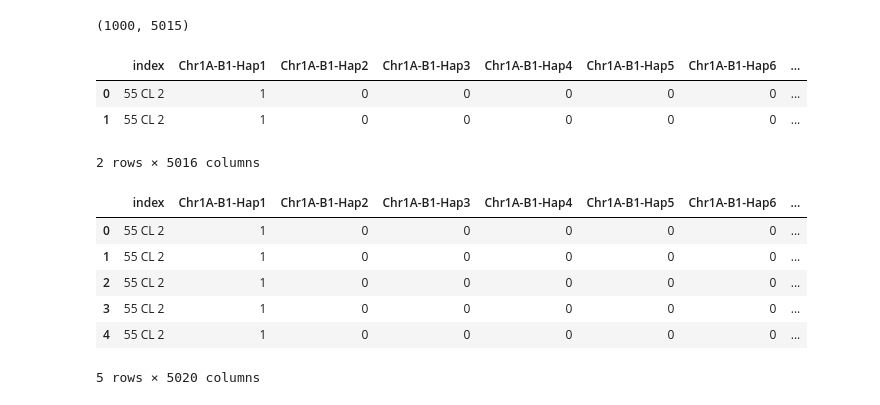
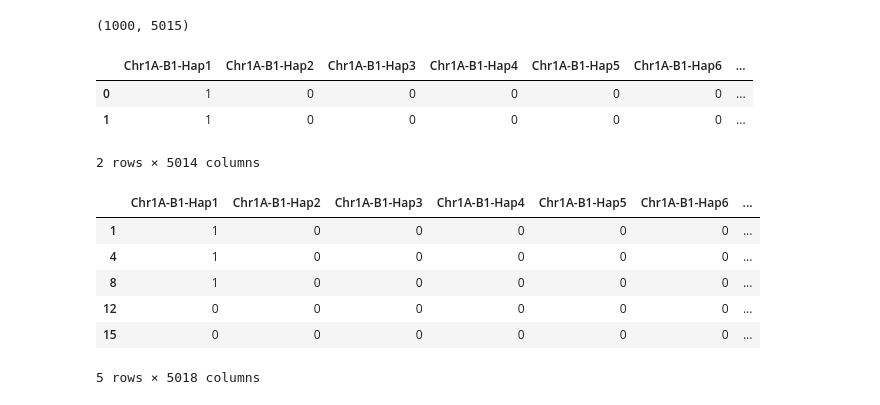
Before and after one commit to juancresc/am_prediction, a Jupyter notebook: Untitled1.ipynb, the cells around one changed output. Saved outputs shown, nothing was run; the diff lists cells and outputs as text; code cells hidden in the pictures.

```diff
--- a/Untitled1.ipynb
+++ b/Untitled1.ipynb
@@ -93,14 +93,14 @@ df.shape
 df['City'] = df.Ambiente.str.split("_").str[0]
 df['Year'] = df.Ambiente.str.split("_").str[1]
 # %%
-df.drop(columns={'Ambiente'}, inplace=True)
+df.drop(columns={'Ambiente','Taxa','index'}, inplace=True)
 # %%
 df.head(2)
 # %% [output]
-|  | index | Chr1A-B1-Hap1 | Chr1A-B1-Hap2 | Chr1A-B1-Hap3 | Chr1A-B1-Hap4 | Chr1A-B1-Hap5 | Chr1A-B1-Hap6 | ... |
-| 0 | 55 CL 2 | 1 | 0 | 0 | 0 | 0 | 0 | ... |
-| 1 | 55 CL 2 | 1 | 0 | 0 | 0 | 0 | 0 | ... |
+|  | Chr1A-B1-Hap1 | Chr1A-B1-Hap2 | Chr1A-B1-Hap3 | Chr1A-B1-Hap4 | Chr1A-B1-Hap5 | Chr1A-B1-Hap6 | ... |
+| 0 | 1 | 0 | 0 | 0 | 0 | 0 | ... |
+| 1 | 1 | 0 | 0 | 0 | 0 | 0 | ... |
-2 rows × 5016 columns
+2 rows × 5014 columns
 # %%
 city = df.pop('City')
 year = df.pop('Year')
@@ -110,14 +110,15 @@ df['Azul'] = (city == 'Azul') * 1.0
 df['MsJz'] = (city == 'MsJz') * 1.0
 # %%
 for year_ in range(2013, 2016):
+    year_ = str(year_)
     df[year_] = (year == year_) * 1.0
 # %%
-df.head(5)
+df[df['2014'] != 0.0].head(5)
 # %% [output]
-|  | index | Chr1A-B1-Hap1 | Chr1A-B1-Hap2 | Chr1A-B1-Hap3 | Chr1A-B1-Hap4 | Chr1A-B1-Hap5 | Chr1A-B1-Hap6 | ... |
-| 0 | 55 CL 2 | 1 | 0 | 0 | 0 | 0 | 0 | ... |
-| 1 | 55 CL 2 | 1 | 0 | 0 | 0 | 0 | 0 | ... |
-| 2 | 55 CL 2 | 1 | 0 | 0 | 0 | 0 | 0 | ... |
-| 3 | 55 CL 2 | 1 | 0 | 0 | 0 | 0 | 0 | ... |
-| 4 | 55 CL 2 | 1 | 0 | 0 | 0 | 0 | 0 | ... |
+|  | Chr1A-B1-Hap1 | Chr1A-B1-Hap2 | Chr1A-B1-Hap3 | Chr1A-B1-Hap4 | Chr1A-B1-Hap5 | Chr1A-B1-Hap6 | ... |
+| 1 | 1 | 0 | 0 | 0 | 0 | 0 | ... |
+| 4 | 1 | 0 | 0 | 0 | 0 | 0 | ... |
+| 8 | 1 | 0 | 0 | 0 | 0 | 0 | ... |
+| 12 | 0 | 0 | 0 | 0 | 0 | 0 | ... |
+| 15 | 0 | 0 | 0 | 0 | 0 | 0 | ... |
-5 rows × 5020 columns
+5 rows × 5018 columns
```
Also changed, not shown: parts of 18 cells of this notebook.
